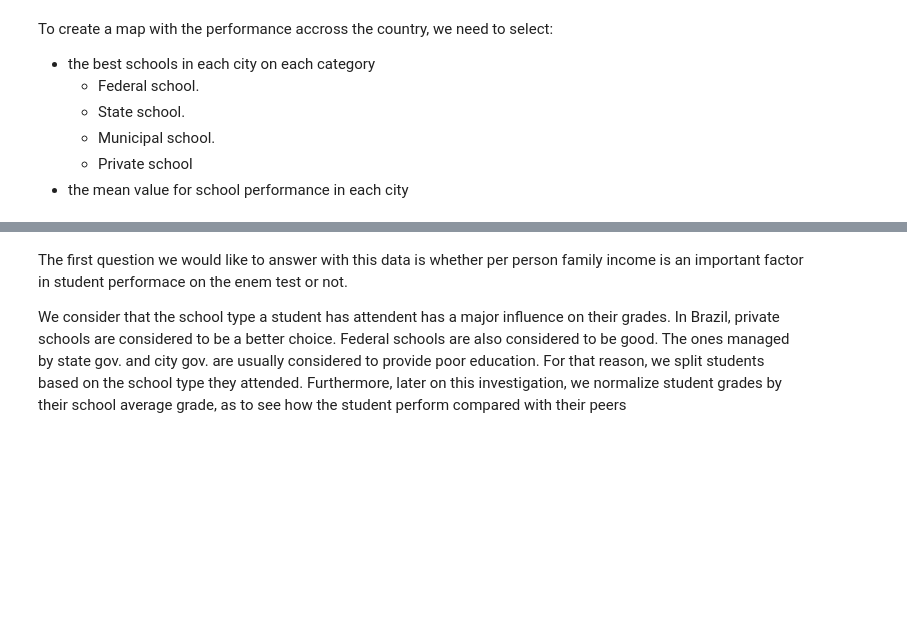
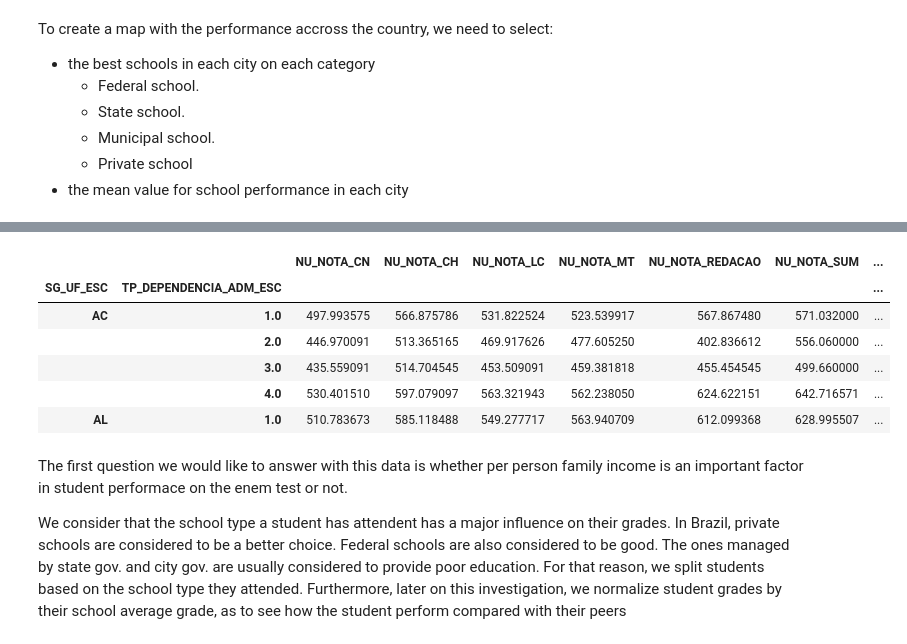
Before and after one commit to vinicius-cleves/enem, a Jupyter notebook: processing/notebook.ipynb, the cells around one changed output, grey strips where cells are left out. Drawn from its saved outputs; the diff is of its cells as text; code cells hidden in the pictures; blank space fills up the shorter version.

```diff
--- a/processing/notebook.ipynb
+++ b/processing/notebook.ipynb
@@ -20,7 +20,7 @@ import matplotlib.ticker as mtick
 2.0.9
 # %%
 def show_heads(df):
-    if 0: #change this to 1 to see heads on dataframes
+    if 1: #change this to 1 to see heads on dataframes
         return df.head()
 # %%
 #you can donwload this data in
@@ -75,8 +82,15 @@ We are interested on the students graduating from high school that took all the
 # %%
 total = len(df)
 print('Total:', total)
+#drop non assigned grades and non assigned schools
 df = df.dropna()
+#drop students that are not finishing this year
 df = df[df['TP_ST_CONCLUSAO']==2]
+#drop grades 0 in CN, CH, LC, MT, because it should not be possible to receive these grades
+df = df[df['NU_NOTA_CN']>0]
+df = df[df['NU_NOTA_CH']>0]
+df = df[df['NU_NOTA_LC']>0]
+df = df[df['NU_NOTA_MT']>0]
 print('High school students that took all the tests:', len(df))
 # %% [output]
 Total: 5513747
@@ -136 +182,23 @@ show_heads(bycity)
+# %%
+bystate = (schools
+    .drop(columns='NO_MUNICIPIO_ESC')
+    .groupby(by = ['SG_UF_ESC', 'TP_DEPENDENCIA_ADM_ESC'])
+    .agg(
+        NU_NOTA_CN = ('NU_NOTA_CN', 'mean'),
+        NU_NOTA_CH = ('NU_NOTA_CH', 'mean'),
+        NU_NOTA_LC = ('NU_NOTA_LC', 'mean'),
+        NU_NOTA_MT = ('NU_NOTA_MT', 'mean'),
+        NU_NOTA_REDACAO = ('NU_NOTA_REDACAO','mean'),
+        NU_NOTA_SUM = ('NU_NOTA_SUM', 'max'),
+        NU_NOTA_AVG = ('NU_NOTA_SUM', 'mean')
+    ))
+show_heads(bystate)
+# %% [output]
+|  |  | NU_NOTA_CN | NU_NOTA_CH | NU_NOTA_LC | NU_NOTA_MT | NU_NOTA_REDACAO | NU_NOTA_SUM | ... |
+| SG_UF_ESC | TP_DEPENDENCIA_ADM_ESC |  |  |  |  |  |  | ... |
+| AC | 1.0 | 497.993575 | 566.875786 | 531.822524 | 523.539917 | 567.867480 | 571.032000 | ... |
+|  | 2.0 | 446.970091 | 513.365165 | 469.917626 | 477.605250 | 402.836612 | 556.060000 | ... |
+|  | 3.0 | 435.559091 | 514.704545 | 453.509091 | 459.381818 | 455.454545 | 499.660000 | ... |
+|  | 4.0 | 530.401510 | 597.079097 | 563.321943 | 562.238050 | 624.622151 | 642.716571 | ... |
+| AL | 1.0 | 510.783673 | 585.118488 | 549.277717 | 563.940709 | 612.099368 | 628.995507 | ... |
 # %%
```
Also changed, not shown: parts of 8 cells of this notebook, 6 other files.
